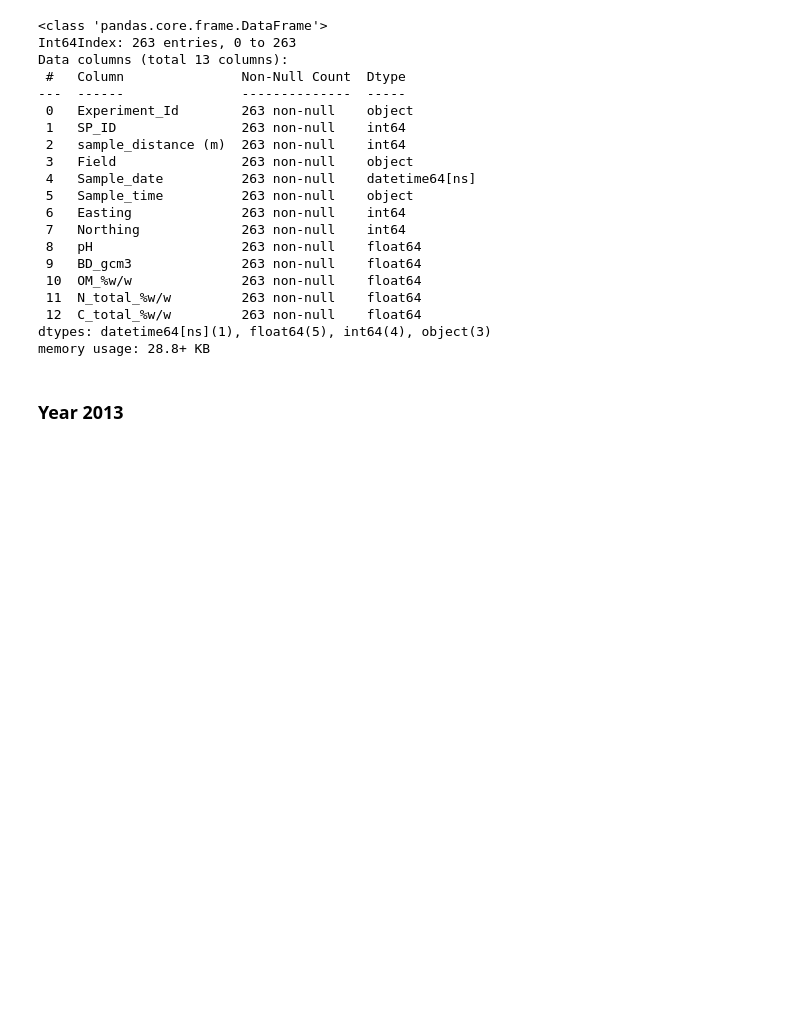
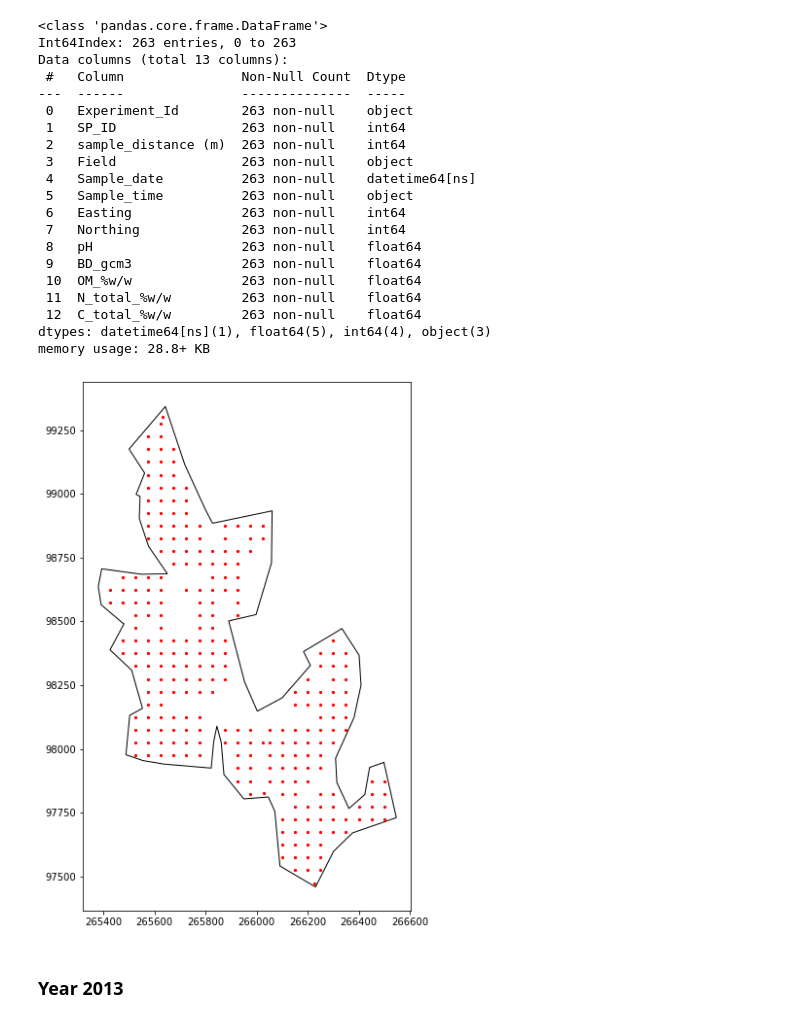
Before and after one commit to neli12/project-carbon-RR, a Jupyter notebook: First steps in analysing RR data.ipynb, the cells around one changed output. Drawn from its saved outputs; the diff is of its cells as text; code cells hidden in the pictures; blank space fills up the shorter version.

```diff
--- a/First steps in analysing RR data.ipynb
+++ b/First steps in analysing RR data.ipynb
@@ -199,6 +199,15 @@ Data columns (total 13 columns):
  12  C_total_%w/w         263 non-null    float64
 dtypes: datetime64[ns](1), float64(5), int64(4), object(3)
 memory usage: 28.8+ KB
+# %%
+# Plot points
+field_2012_gp = gp.GeoDataFrame(field_2012, geometry = gp.points_from_xy(field_2012.Easting, field_2012.Northing))
+area = gp.read_file('C:/Users/neliq/Documents/NIF/Rothamsted/shapefiles/area_drawn_27700.shp')
+area_plot = area.plot(color = 'white', ec = 'black', figsize = (8,10))
+field_2012_gp.plot(ax = area_plot, markersize=5, color = 'red')
+plt.show()
+# %% [output]
+[figure, added]
 # %% [markdown]
 ### Year 2013
 # %%
```
Also changed, not shown: parts of 11 cells of this notebook.
